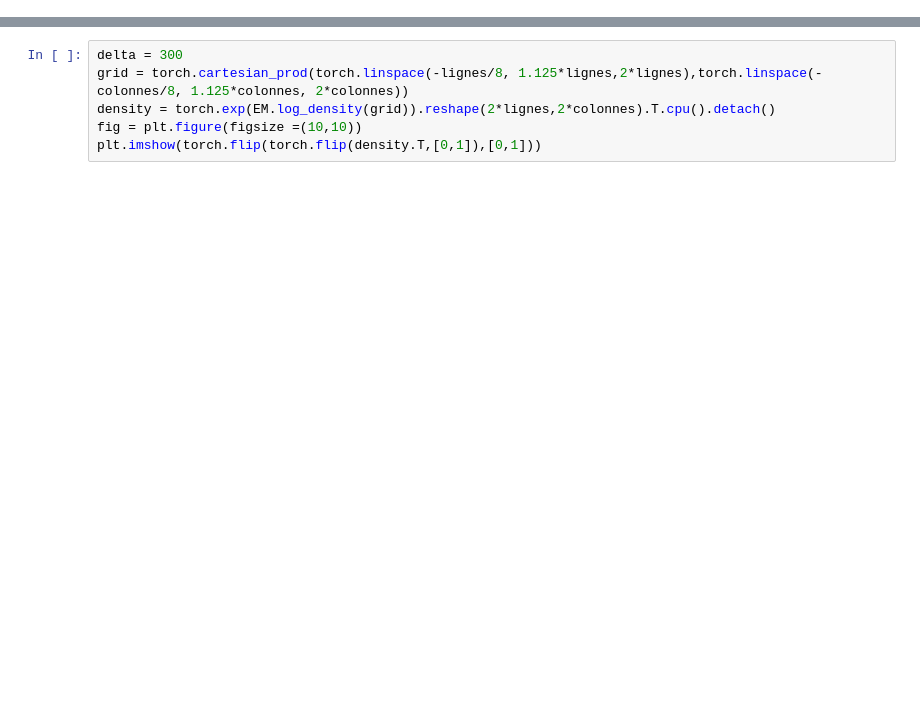
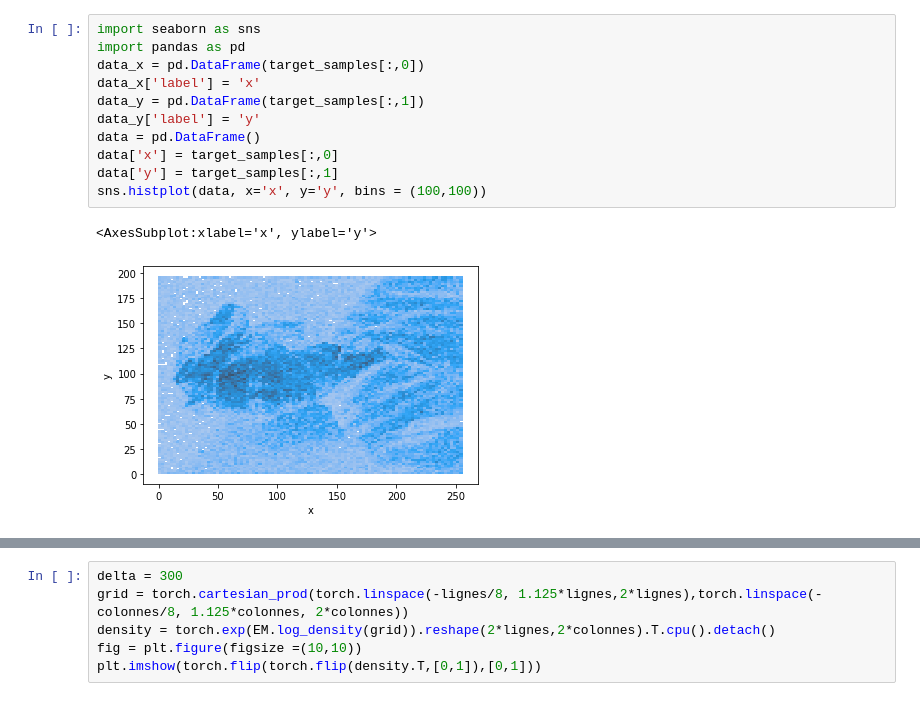
Before and after one commit to ElouanARGOUARCH/Discretely-Indexed-Flows, a Jupyter notebook: experiments/Images.ipynb, the cells around one changed output, grey strips where cells are left out. Drawn from its saved outputs; the diff is of its cells as text; blank space fills up the shorter version.

```diff
--- a/experiments/Images.ipynb
+++ b/experiments/Images.ipynb
@@ -43,2 +41,16 @@ plt.scatter(target_samples[:,0], target_samples[:, 1], alpha = .1, marker = '.')
+# %%
+import seaborn as sns
+import pandas as pd
+data_x = pd.DataFrame(target_samples[:,0])
+data_x['label'] = 'x'
+data_y = pd.DataFrame(target_samples[:,1])
+data_y['label'] = 'y'
+data = pd.DataFrame()
+data['x'] = target_samples[:,0]
+data['y'] = target_samples[:,1]
+sns.histplot(data, x='x', y='y', bins = (100,100))
+# %% [output]
+<AxesSubplot:xlabel='x', ylabel='y'>
+[figure, added]
 # %%
 num_samples = target_samples.shape[0]
```
Also changed, not shown: parts of 10 cells of this notebook, 6 other files.
